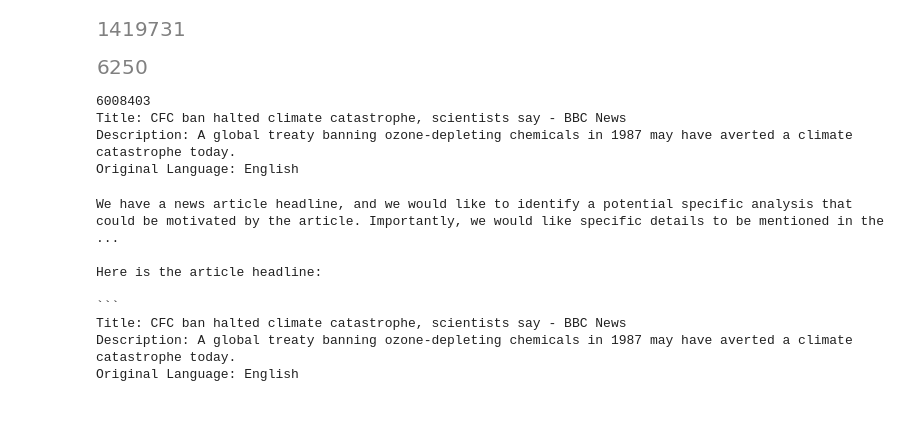
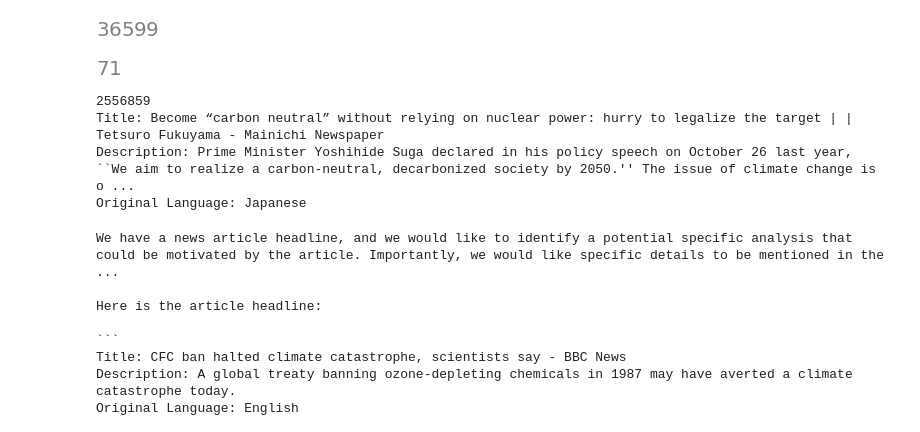
Before and after one commit to felixludos/cladder, a Jupyter notebook: notebooks/query_story.ipynb, the cells around one changed output. Drawn from its saved outputs; the diff is of its cells as text; code cells hidden in the pictures.

```diff
--- a/notebooks/query_story.ipynb
+++ b/notebooks/query_story.ipynb
@@ -27,20 +27,20 @@ from causalbenchmark.novo import misc
 history = []
 # %%
-spark_generator = NewsHeadlines(#locs=['jp'], #['gb', 'de', 'fr', 'it', 'nl'],
+spark_generator = NewsHeadlines(locs=['jp'], #['gb', 'de', 'fr', 'it', 'nl'],
                                 dataset_root=Path(r'/home/fleeb/workspace/local_data/nnn/babel-briefings-v1'),
                                 # dataset_root=Path(r'C:\Users\anwan\Documents\workspace\nnn\babel-briefings-v1'),
                                 # dataset_root=Path(r'C:\Users\anwan\workspace\local_data\nnn\babel-briefings-v1'),
     cats = ['business', 'general'],
     # business, entertainment, general, health, science, sports, technology
                                 ).load(pbar=tqdm)
 len(spark_generator.article_IDs)
 # %% [output]
-[figure, old version]
+[figure, new version]
 # %%
 selected = [ID for ID, item in tqdm(spark_generator.articles.items()) if 'climate' in f'{item["title"]} {item["description"]}'.lower()]
 len(selected)
 # %% [output]
-[figure, old version]
+[figure, new version]
 # %%
 # ctx = Story(story_root=misc.data_root() / 'stories', story_id='Digital Transformation at Khalifa Port: Data-Driven Insights')
 ctx = Story(story_root=misc.data_root() / 'stories').populate_defaults()
@@ -54,10 +54,10 @@ if not ctx.is_cached('seed'): history.append(ctx['seed'])
 print(ctx['seed'])
 print(ctx['spark'])
 # %% [output]
-6008403
-Title: CFC ban halted climate catastrophe, scientists say - BBC News
-Description: A global treaty banning ozone-depleting chemicals in 1987 may have averted a climate catastrophe today.
-Original Language: English
+2556859
+Title: Become “carbon neutral” without relying on nuclear power: hurry to legalize the target | | Tetsuro Fukuyama - Mainichi Newspaper
+Description: Prime Minister Yoshihide Suga declared in his policy speech on October 26 last year, ``We aim to realize a carbon-neutral, decarbonized society by 2050.'' The issue of climate change is o ...
+Original Language: Japanese
 # %%
 # if 'prompt_story' in ctx:
 #     del ctx['prompt_motivation']
```
Also changed, not shown: parts of 1 cell of this notebook, 3 other files.
